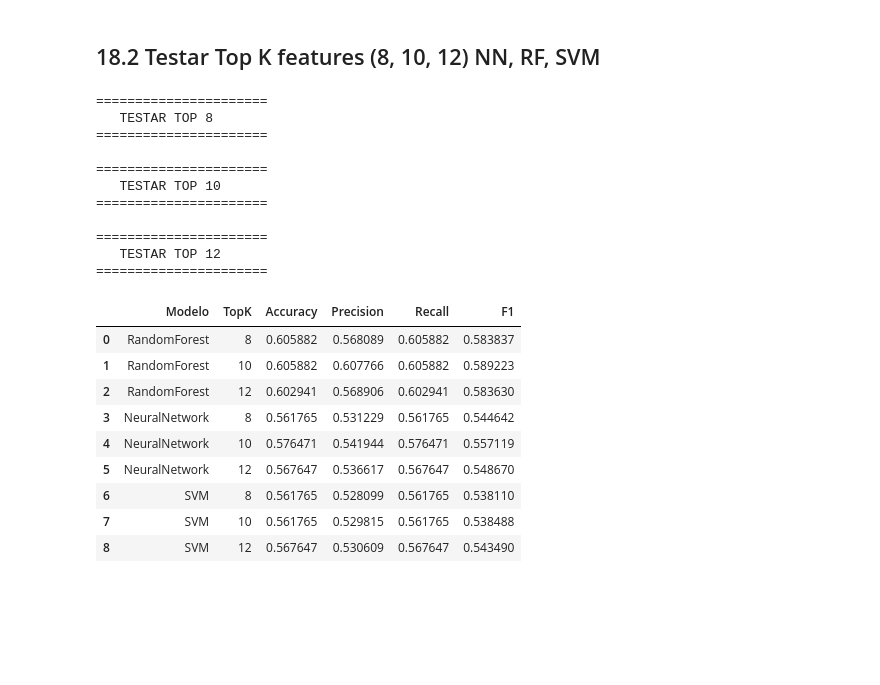
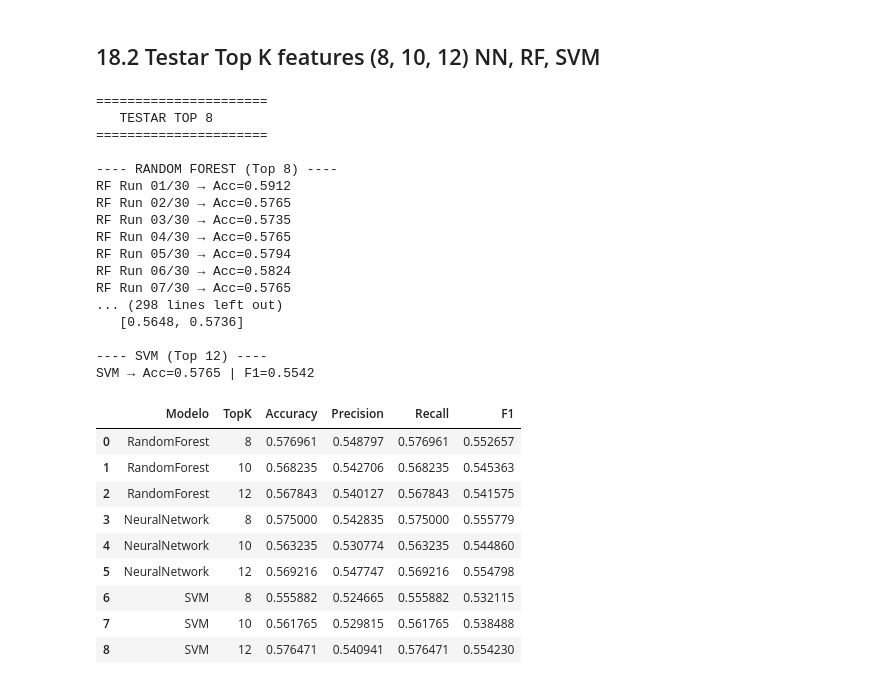
Before and after one commit to tomasgferreira06/ML_TP, a Jupyter notebook: projetoML.ipynb, the cells around one changed output. Saved outputs shown, nothing was run; the diff lists cells and outputs as text; code cells hidden in the pictures; blank space fills up the shorter version.

```diff
--- a/projetoML.ipynb
+++ b/projetoML.ipynb
@@ -3921,35 +4121,38 @@ def testar_top_k(df, target, ranking, topks=[8, 10, 12]):
 
     return df_result
 # %%
-## Testar Top K Features
-
-df_multiclass_topk = testar_top_k(
+df_multi_topk = testar_top_k(
     df=df_mfe,
     target="quality",
-    ranking=ranking_multiclass,
-    topks=[8, 10, 12]
+    ranking=ranking_completo
 )
 
-df_multiclass_topk
+df_multi_topk
 # %% [output]
 ======================
    TESTAR TOP 8
 ======================
 
-======================
-   TESTAR TOP 10
-======================
+---- RANDOM FOREST (Top 8) ----
+RF Run 01/30 → Acc=0.5912
+RF Run 02/30 → Acc=0.5765
+RF Run 03/30 → Acc=0.5735
+RF Run 04/30 → Acc=0.5765
+RF Run 05/30 → Acc=0.5794
+RF Run 06/30 → Acc=0.5824
+RF Run 07/30 → Acc=0.5765
+... (298 lines left out)
+   [0.5648, 0.5736]
 
-======================
-   TESTAR TOP 12
-======================
+---- SVM (Top 12) ----
+SVM → Acc=0.5765 | F1=0.5542
 |  | Modelo | TopK | Accuracy | Precision | Recall | F1 |
-| 0 | RandomForest | 8 | 0.605882 | 0.568089 | 0.605882 | 0.583837 |
-| 1 | RandomForest | 10 | 0.605882 | 0.607766 | 0.605882 | 0.589223 |
-| 2 | RandomForest | 12 | 0.602941 | 0.568906 | 0.602941 | 0.583630 |
-| 3 | NeuralNetwork | 8 | 0.561765 | 0.531229 | 0.561765 | 0.544642 |
-| 4 | NeuralNetwork | 10 | 0.576471 | 0.541944 | 0.576471 | 0.557119 |
-| 5 | NeuralNetwork | 12 | 0.567647 | 0.536617 | 0.567647 | 0.548670 |
-| 6 | SVM | 8 | 0.561765 | 0.528099 | 0.561765 | 0.538110 |
+| 0 | RandomForest | 8 | 0.576961 | 0.548797 | 0.576961 | 0.552657 |
+| 1 | RandomForest | 10 | 0.568235 | 0.542706 | 0.568235 | 0.545363 |
+| 2 | RandomForest | 12 | 0.567843 | 0.540127 | 0.567843 | 0.541575 |
+| 3 | NeuralNetwork | 8 | 0.575000 | 0.542835 | 0.575000 | 0.555779 |
+| 4 | NeuralNetwork | 10 | 0.563235 | 0.530774 | 0.563235 | 0.544860 |
+| 5 | NeuralNetwork | 12 | 0.569216 | 0.547747 | 0.569216 | 0.554798 |
+| 6 | SVM | 8 | 0.555882 | 0.524665 | 0.555882 | 0.532115 |
 | 7 | SVM | 10 | 0.561765 | 0.529815 | 0.561765 | 0.538488 |
-| 8 | SVM | 12 | 0.567647 | 0.530609 | 0.567647 | 0.543490 |
+| 8 | SVM | 12 | 0.576471 | 0.540941 | 0.576471 | 0.554230 |
```
Also changed, not shown: parts of 23 cells of this notebook, 1 other file.
